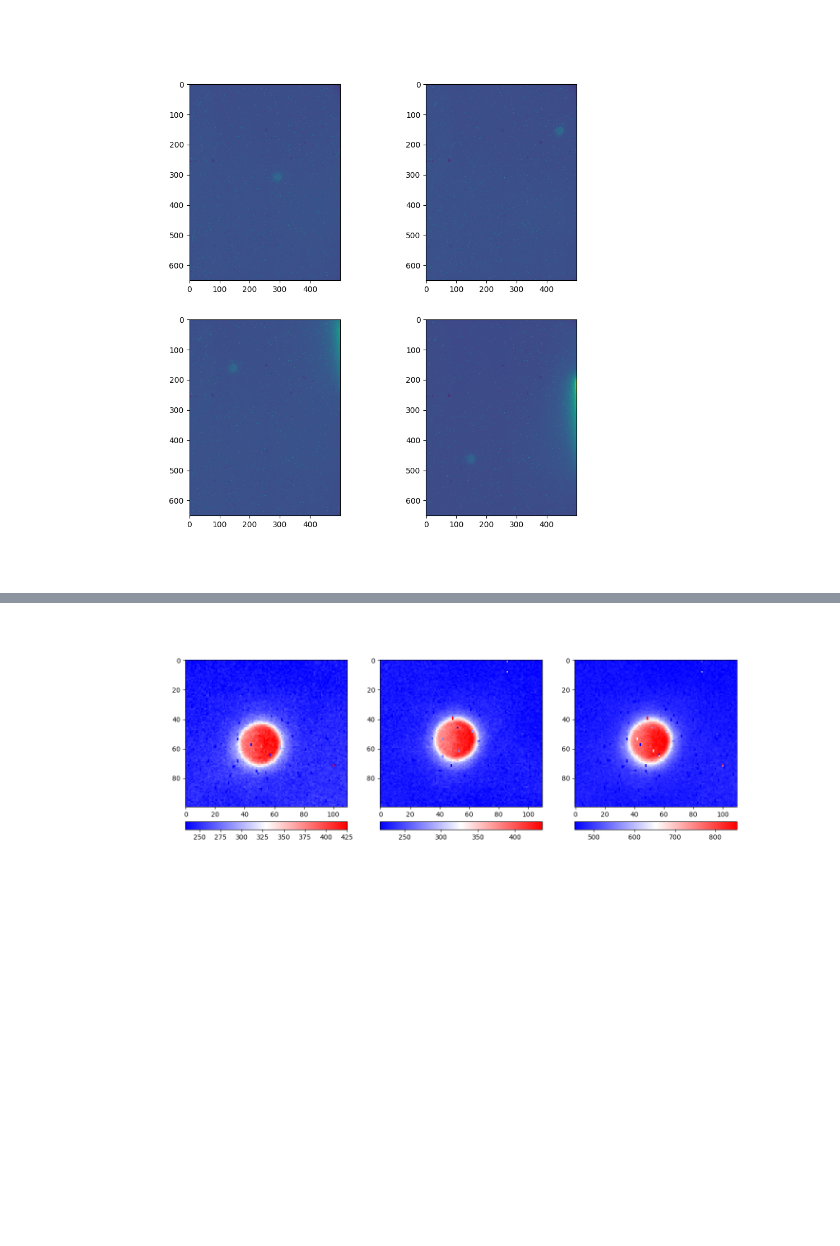
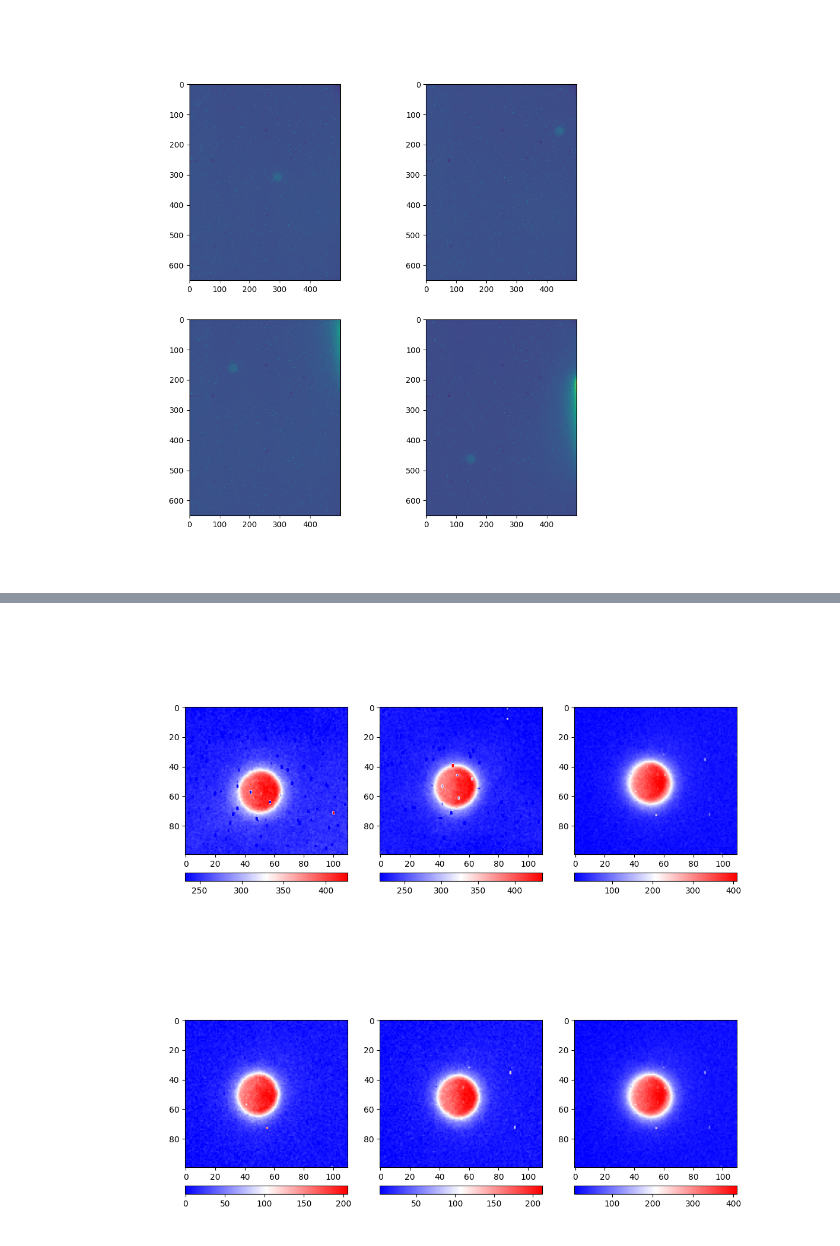
Before and after one commit to avi-patel1/ASTR257_2024, a Jupyter notebook: Project 3--Neptune AO/Titan_AO.ipynb, the cells around one changed output, grey strips where cells are left out. Saved outputs shown, nothing was run; the diff lists cells and outputs as text; code cells hidden in the pictures; blank space fills up the shorter version.

```diff
--- a/Project 3--Neptune AO/Titan_AO.ipynb
+++ b/Project 3--Neptune AO/Titan_AO.ipynb
@@ -112,7 +140,9 @@ ax[1,1].imshow(titan_kch4_frames[3].data[reg[0][0]:reg[0][1],reg[1][0]:reg[1][1]
 <matplotlib.image.AxesImage at 0x...>
 [figure]
 # %%
-def reduce_data2(dark, dome_flat, science, reg):
+df_dict = {'J':dark_5, 'K':dark_7,'Fe':dark_4}
+sci_dict = {'J':dark_60, 'K':dark_90,'Fe':dark_60}
+def reduce_data2(dark, dome_flat, science, reg, filter):
 
     # Median Bias Frames
     # bias_full = np.median(np.stack([b.data for b in bias]),axis=0)
@@ -121,20 +151,23 @@ def reduce_data2(dark, dome_flat, science, reg):
     # dark_exptime = dark[0].header['EXPTIME']
     dark_full = np.median(np.stack([(b.data[reg[0][0]:reg[0][1],reg[1][0]:reg[1][1]])/b.header['TRUITIME'] for b in dark]),axis=0)
 
+    dark_df = np.median(np.stack([(b.data[reg[0][0]:reg[0][1],reg[1][0]:reg[1][1]])/b.header['TRUITIME'] for b in df_dict[filter]]),axis=0)
+    dark_sci = np.median(np.stack([(b.data[reg[0][0]:reg[0][1],reg[1][0]:reg[1][1]])/b.header['TRUITIME'] for b in sci_dict[filter]]),axis=0)
+
     # Median Dome Flats
     # df_exptime = dome_flat[0].header['EXPTIME']
-    dome_flat_full = np.median(np.stack([( ((b.data[reg[0][0]:reg[0][1],reg[1][0]:reg[1][1]])/b.header['TRUITIME']) - (dark_full) )/np.median(b.data[reg[0][0]:reg[0][1],reg[1][0]:reg[1][1]]) for b in dome_flat]), axis=0)
+    dome_flat_full = np.median(np.stack([(((b.data[reg[0][0]:reg[0][1],reg[1][0]:reg[1][1]])/b.header['TRUITIME']) - (dark_df))/np.median(b.data[reg[0][0]:reg[0][1],reg[1][0]:reg[1][1]]) for b in dome_flat]), axis=0)
 
     # Median Science Frames
     # sci_exptime = science[0].header['EXPTIME']
-    sci_full = [(((b.data[reg[0][0]:reg[0][1],reg[1][0]:reg[1][1]])/b.header['TRUITIME']) - (dark_full))/dome_flat_full for b in science]
+    sci_full = [(((b.data[reg[0][0]:reg[0][1],reg[1][0]:reg[1][1]])/b.header['TRUITIME']) - (dark_sci))/dome_flat_full for b in science]
 
     # print(f"Exposure Times:\nDome Flat - {df_exptime}s\nDark - {dark_exptime}s\nScience - {sci_exptime}s\n")
     return sci_full
 # %%
-red_feII = reduce_data2(dark_frames, domeFlat_feII_frames, titan_feII_frames, reg)
-red_kch4 = reduce_data2(dark_frames, domeFlat_kch4_frames, titan_kch4_frames, reg)
-red_jch4 = reduce_data2(dark_frames, domeFlat_jch4_frames, titan_jch4_frames, reg)
+red_feII = reduce_data2(dark_frames, domeFlat_feII_frames, titan_feII_frames, reg,'Fe')
+red_kch4 = reduce_data2(dark_frames, domeFlat_kch4_frames, titan_kch4_frames, reg, 'K')
+red_jch4 = reduce_data2(dark_frames, domeFlat_jch4_frames, titan_jch4_frames, reg, 'J')
 # %%
 def plot_red(res):
     fig, ax = plt.subplots(3,2,figsize=(10,10))
@@ -150,6 +183,6 @@ plot_red(red_jch4)
 # %%
 def plot_ditherings(d1, d2, dsum):
-    fig, ax = plt.subplots(1,3,figsize=(15,5))
+    fig, ax = plt.subplots(1,3,figsize=(12,5))
     a = ax[0].imshow(d1,vmin=np.nanpercentile(d1,3),vmax=np.nanpercentile(d1,99.9),cmap='bwr')
     b = ax[1].imshow(d2,vmin=np.nanpercentile(d2,3),vmax=np.nanpercentile(d2,99.9),cmap='bwr')
     c = ax[2].imshow(dsum,vmin=np.nanpercentile(dsum,3),vmax=np.nanpercentile(dsum,99.9),cmap='bwr')
@@ -174,15 +223,31 @@ plot_ditherings(dither_jch4_1, dither_jch4_2, dither_jch4)
 # %%
 dither_kch4 = red_kch4[0] - np.median(np.stack([red_kch4[1], red_kch4[4]]),axis=0)
 dither_kch4_2 = red_kch4[1] - np.median(np.stack([red_kch4[0], red_kch4[4]]),axis=0)
+dither_kch4_3 = red_kch4[2][:,:210] - np.median(np.stack([red_kch4[i][:,:210] for i in [0,1,3,4]]),axis=0)
+dither_kch4_4 = red_kch4[3][:,:210] - np.median(np.stack([red_kch4[i][:,:210] for i in [0,1,2,4]]),axis=0)
+
 
 dreg_kch4 = [(250,350),(240,350)]
 dreg2_kch4 = [(100,200),(390,530)]
+dreg3_kch4 = [(110,210),(95,205)]
+dreg4_kch4 = [(410,510),(95,205)]
+
 
 dither_kch4_1 = dither_kch4[dreg_kch4[0][0]:dreg_kch4[0][1], dreg_kch4[1][0]:dreg_kch4[1][1]]
 dither_kch4_2 = dither_kch4_2[dreg2_kch4[0][0]:dreg2_kch4[0][1], dreg2_kch4[1][0]:dreg2_kch4[1][1]]
+dither_kch4_3 = dither_kch4_3[dreg3_kch4[0][0]:dreg3_kch4[0][1], dreg3_kch4[1][0]:dreg3_kch4[1][1]]
+dither_kch4_4 = dither_kch4_4[dreg4_kch4[0][0]:dreg4_kch4[0][1], dreg4_kch4[1][0]:dreg4_kch4[1][1]]
 
-dither_kch4 = dither_kch4_1 + dither_kch4_2
+dither_kch4_1 = np.ma.masked_where((0 > dither_kch4_1 ) | (dither_kch4_1 > 1), dither_kch4_1)
+dither_kch4_2 = np.ma.masked_where((0 > dither_kch4_2 ) | (dither_kch4_2 > 1), dither_kch4_2)
+dither_kch4_3 = np.ma.masked_where((0 > dither_kch4_3 ) | (dither_kch4_3 > 1), dither_kch4_3)
+dither_kch4_4 = np.ma.masked_where((0 > dither_kch4_4 ) | (dither_kch4_4 > 1), dither_kch4_4)
+
+
+dither_kch4 = dither_kch4_3.data + dither_kch4_4.data # dither_kch4_1.data + dither_kch4_2.data +
 # %%
-plot_ditherings(dither_kch4_1, dither_kch4_2, dither_kch4)
+plot_ditherings(dither_kch4_1.data, dither_kch4_2.data, dither_kch4)
+plot_ditherings(dither_kch4_3.data, dither_kch4_4.data, dither_kch4)
 # %% [output]
-[figure, old version]
+[figure, new version]
+[figure, added]
```
Also changed, not shown: parts of 18 cells of this notebook, 4 other files.
